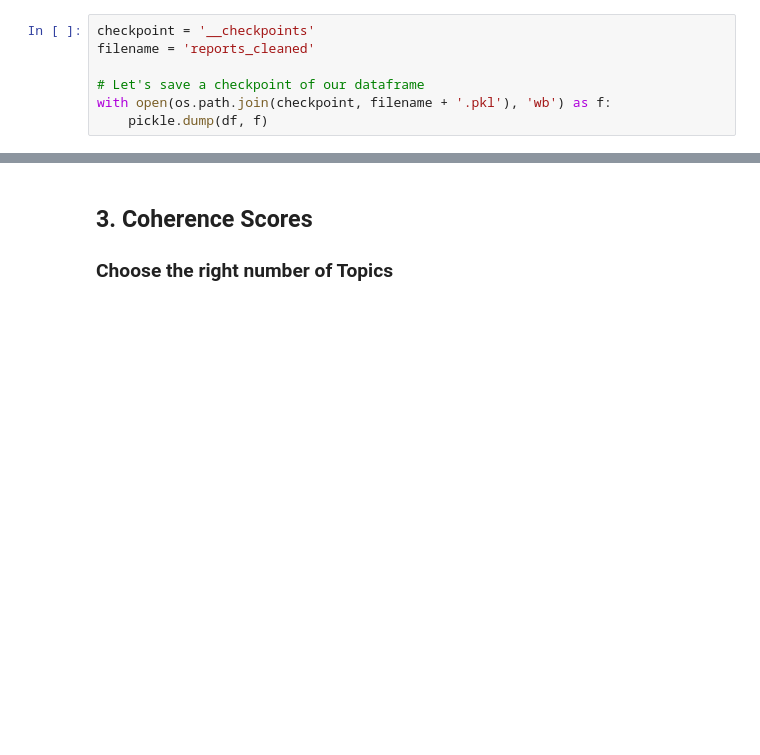
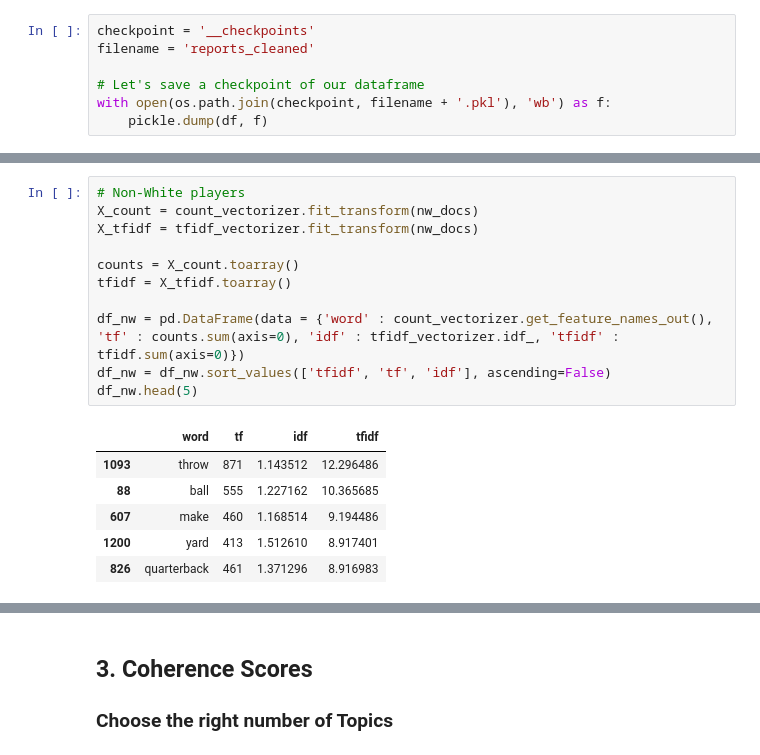
Before and after one commit to Ezekiel-25-17/Racial_Bias_in_American_Football, a Jupyter notebook: topic_model_WIP.ipynb, the cells around one changed output, grey strips where cells are left out. Saved outputs shown, nothing was run; the diff lists cells and outputs as text; blank space fills up the shorter version.

```diff
--- a/topic_model_WIP.ipynb
+++ b/topic_model_WIP.ipynb
@@ -133,0 +158,18 @@ tf-idf transformation
+# %%
+# Non-White players
+X_count = count_vectorizer.fit_transform(nw_docs)
+X_tfidf = tfidf_vectorizer.fit_transform(nw_docs)
+
+counts = X_count.toarray()
+tfidf = X_tfidf.toarray()
+
+df_nw = pd.DataFrame(data = {'word' : count_vectorizer.get_feature_names_out(), 'tf' : counts.sum(axis=0), 'idf' : tfidf_vectorizer.idf_, 'tfidf' : tfidf.sum(axis=0)})
+df_nw = df_nw.sort_values(['tfidf', 'tf', 'idf'], ascending=False)
+df_nw.head(5)
+# %% [output]
+|  | word | tf | idf | tfidf |
+| 1093 | throw | 871 | 1.143512 | 12.296486 |
+| 88 | ball | 555 | 1.227162 | 10.365685 |
+| 607 | make | 460 | 1.168514 | 9.194486 |
+| 1200 | yard | 413 | 1.512610 | 8.917401 |
+| 826 | quarterback | 461 | 1.371296 | 8.916983 |
```
Also changed, not shown: parts of 14 cells of this notebook.
